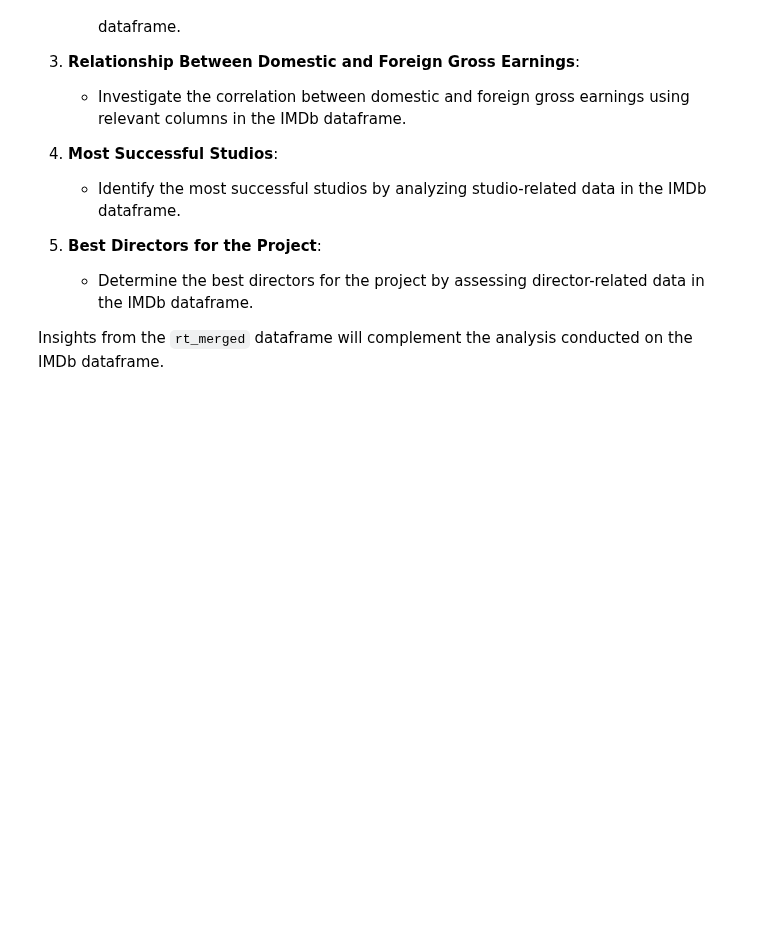
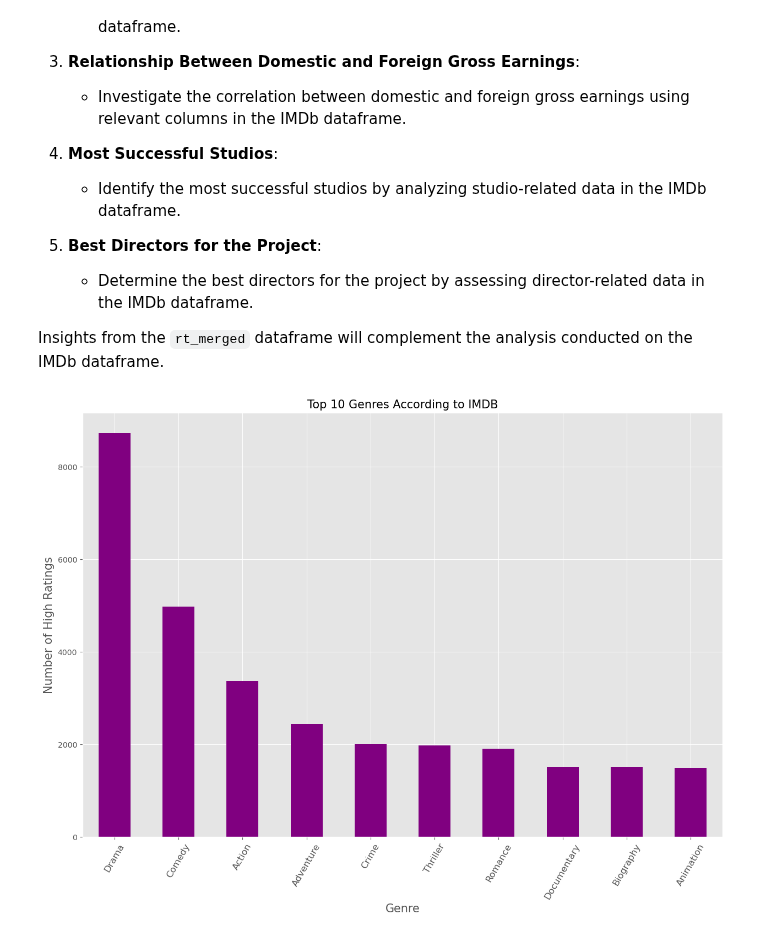
Before and after one commit to clydeochieng/dsc-phase-1-project-v2-4, a Jupyter notebook: student.ipynb, the cells around one changed output. Cells and saved outputs as stored; diff of their text form; code cells hidden in the pictures; blank space fills up the shorter version.

```diff
--- a/student.ipynb
+++ b/student.ipynb
@@ -837,3 +837,27 @@ genres = genres.unstack().sort_values('High',ascending = False)[:10]
 # %%
 #setting the plot style
 plt.style.use('ggplot')
+# %%
+import os
+import matplotlib.pyplot as plt
+
+# Create the directory if it doesn't exist
+os.makedirs('Images', exist_ok=True)
+
+# Plotting a bar graph of most popular genres
+fig, ax = plt.subplots(figsize=(15,10))
+
+title = 'Top 10 Genres According to IMDB'
+y_label = 'Number of High Ratings'
+x_label = 'Genre'
+
+genres.High.plot(kind='bar', color='purple')  # Set the color to purple
+ax.set_title(title, fontsize=15)
+ax.set_ylabel(y_label, fontsize=15)
+ax.set_xlabel(x_label, fontsize=15)
+plt.xticks(rotation=60, fontsize=12)
+
+# Save the image in the Images directory
+fig.savefig('Images/genres.png')
+# %% [output]
+[figure, added]
```
